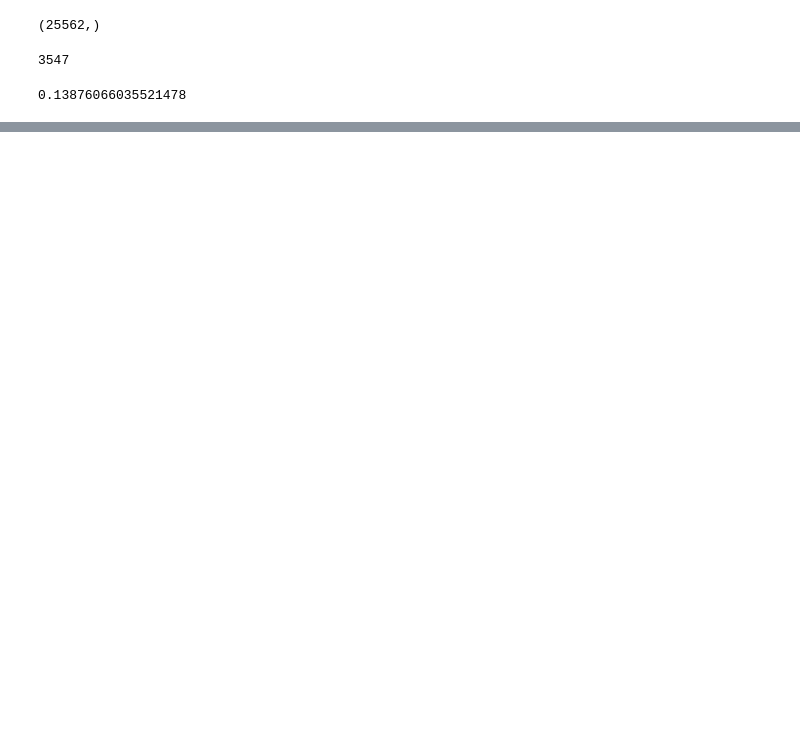
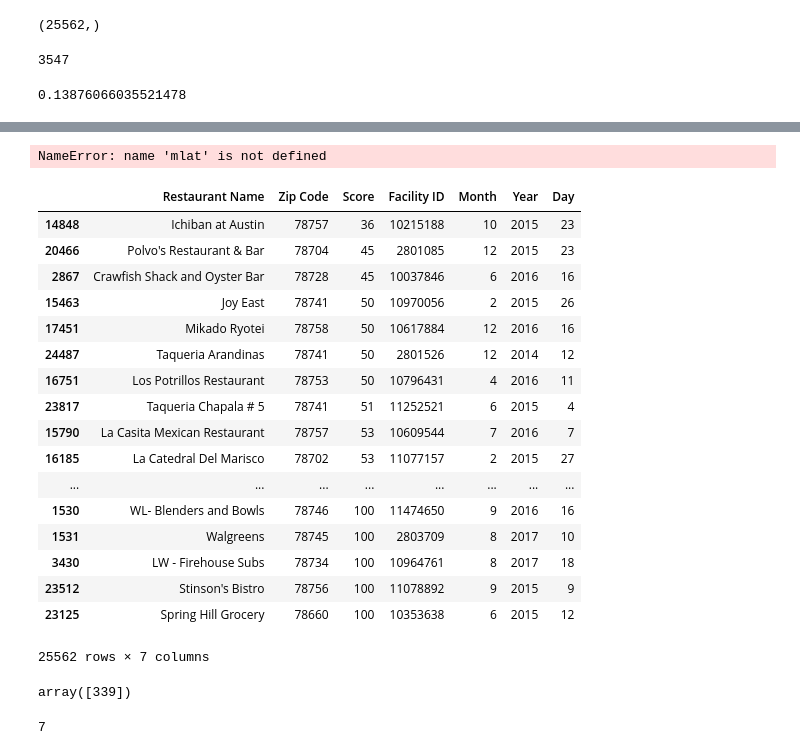
Before and after one commit to rmorelli75/GA_Capstone, a Jupyter notebook: Capstone Pt. 4 Regression.ipynb, the cells around one changed output, grey strips where cells are left out. Cells and saved outputs as stored; diff of their text form; code cells hidden in the pictures; blank space fills up the shorter version.

```diff
--- a/Capstone Pt. 4 Regression.ipynb
+++ b/Capstone Pt. 4 Regression.ipynb
@@ -231,0 +288,12 @@ The R2 score using for Ridge is 0.000096
+# %%
+self.map = Basemap(projection='merc', lat_0=mlat, lon_0=mlon, resolution = 'l', area_thresh = 1.0,
+llcrnrlon=-num, llcrnrlat=num,
+urcrnrlon=-num, urcrnrlat=num)
+
+map.readshapefile('/home/person/zipfolder/rds/tl_2010_48_prisecroads', 'Streets',drawbounds = False)
+
+for shape in self.map.Streets:
+    xx, yy, = zip(*shape)
+    self.map.plot(xx, yy, linewidth = 1.5, color='green', alpha=.75)
+# %% [output]
+NameError: name 'mlat' is not defined
@@ -232,2 +313,27 @@ The R2 score using for Ridge is 0.000096
+# %%
+df.sort_values("Score", ascending=True)
+# %% [output]
+|  | Restaurant Name | Zip Code | Score | Facility ID | Month | Year | Day |
+| 14848 | Ichiban at Austin | 78757 | 36 | 10215188 | 10 | 2015 | 23 |
+| 20466 | Polvo's Restaurant & Bar | 78704 | 45 | 2801085 | 12 | 2015 | 23 |
+| 2867 | Crawfish Shack and Oyster Bar | 78728 | 45 | 10037846 | 6 | 2016 | 16 |
+| 15463 | Joy East | 78741 | 50 | 10970056 | 2 | 2015 | 26 |
+| 17451 | Mikado Ryotei | 78758 | 50 | 10617884 | 12 | 2016 | 16 |
+| 24487 | Taqueria Arandinas | 78741 | 50 | 2801526 | 12 | 2014 | 12 |
+| 16751 | Los Potrillos Restaurant | 78753 | 50 | 10796431 | 4 | 2016 | 11 |
+| 23817 | Taqueria Chapala # 5 | 78741 | 51 | 11252521 | 6 | 2015 | 4 |
+| 15790 | La Casita Mexican Restaurant | 78757 | 53 | 10609544 | 7 | 2016 | 7 |
+| 16185 | La Catedral Del Marisco | 78702 | 53 | 11077157 | 2 | 2015 | 27 |
+| ... | ... | ... | ... | ... | ... | ... | ... |
+| 1530 | WL- Blenders and Bowls | 78746 | 100 | 11474650 | 9 | 2016 | 16 |
+| 1531 | Walgreens | 78745 | 100 | 2803709 | 8 | 2017 | 10 |
+| 3430 | LW - Firehouse Subs | 78734 | 100 | 10964761 | 8 | 2017 | 18 |
+| 23512 | Stinson's Bistro | 78756 | 100 | 11078892 | 9 | 2015 | 9 |
+| 23125 | Spring Hill Grocery | 78660 | 100 | 10353638 | 6 | 2015 | 12 |
+25562 rows × 7 columns
+# %%
+df.loc[(df["Score"] <=70)].count().unique()
+# %% [output]
+array([339])
 # %%
 dirties=df[df.Score <=70]
@@ -236 +340,5 @@ y=dirties["Score"]
+# %%
+dirties.sort_values("Facility ID", ascending=True).sum().count()
+# %% [output]
+7
 # %%
```
Also changed, not shown: parts of 65 cells of this notebook, 2 other files.
